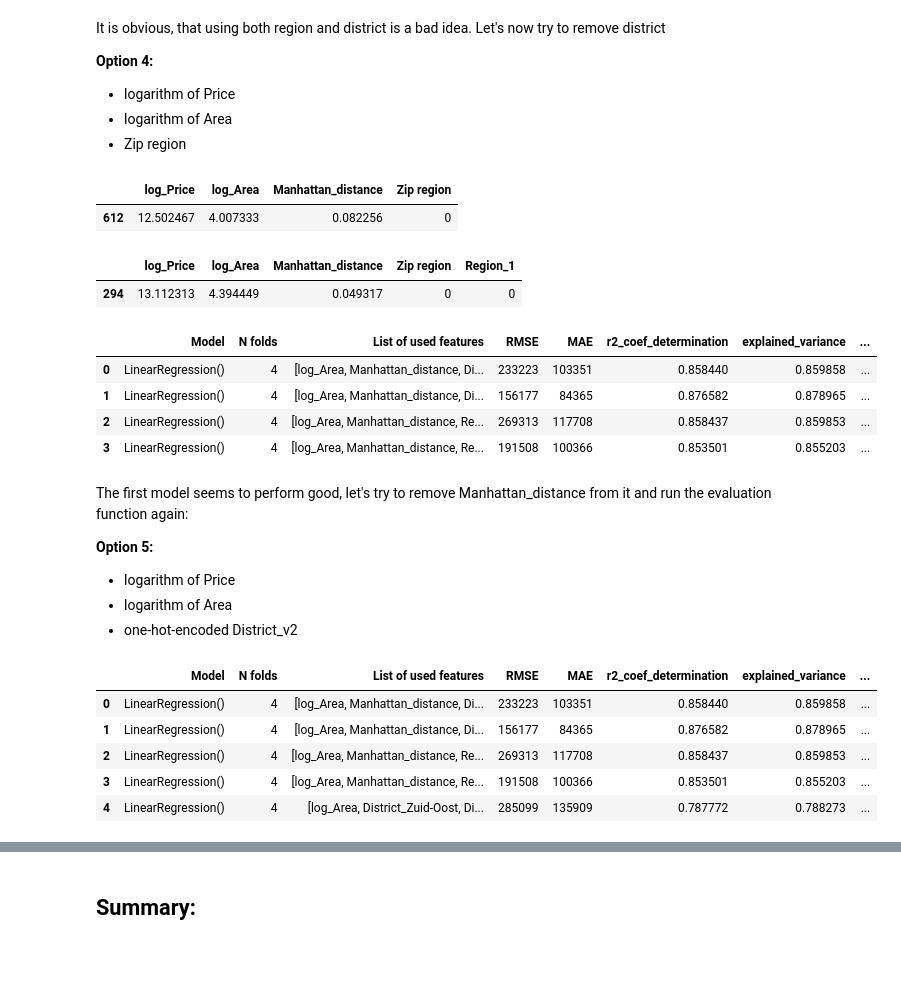
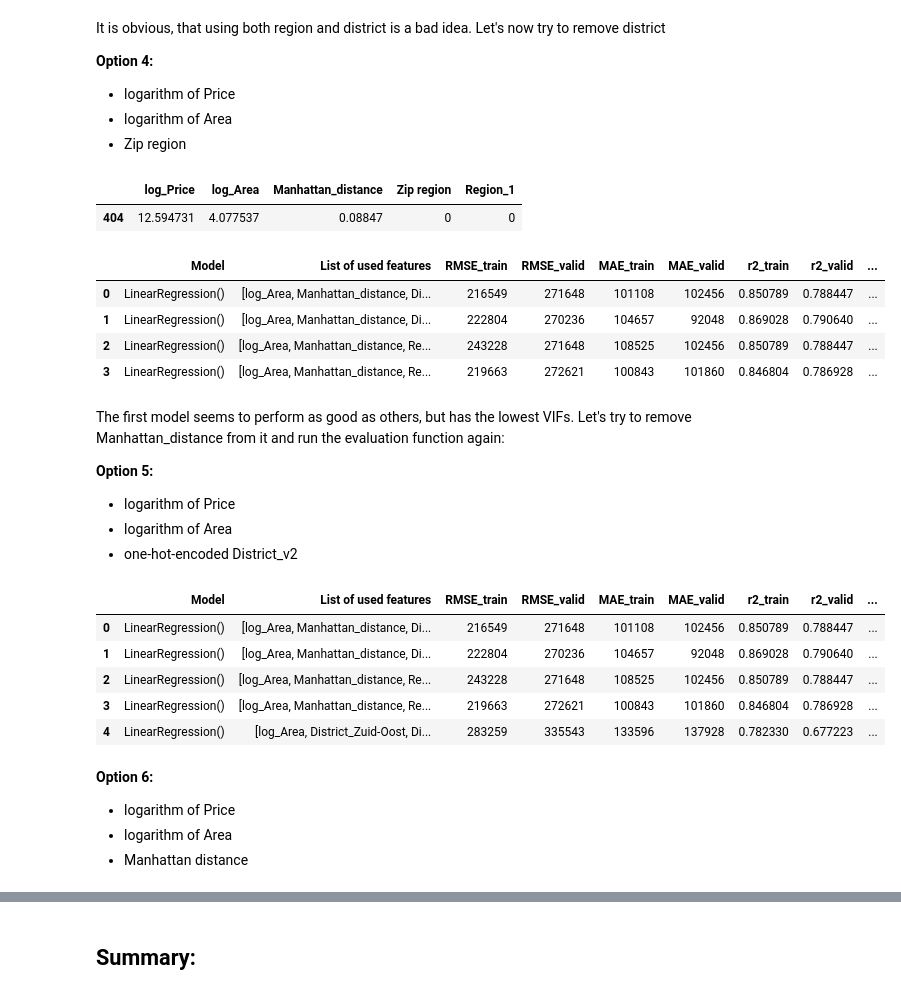
Before and after one commit to nadiia-duiunova/House_price, a Jupyter notebook: Stat inference.ipynb, the cells around one changed output, grey strips where cells are left out. Cells and saved outputs as stored; diff of their text form; code cells hidden in the pictures; blank space fills up the shorter version.

Commit message:
Rerun models with updated evaluation function, add results to data files

```diff
--- a/Stat inference.ipynb
+++ b/Stat inference.ipynb
@@ -763,8 +763,7 @@ data1.sample()
 # %%
 # 1. remove extra or unimportant columns
 
-train_data1 = data1.drop(columns=['Price', 'Area', 'Price per sqm', 'Zip region', 'Zip num', 'District_v1'])
-
-train_data1.sample()
+df = data1.drop(columns=['Price', 'Area', 'Price per sqm', 'Zip region', 'Zip num', 'District_v1'])
+df.sample()
 # %% [output]
 |  | log_Price | log_Area | Manhattan_distance | District_v2 |
@@ -780,7 +779,7 @@ correlations_df
 # %% [markdown]
 According to correlation matrix, the data is ready to be fed to the initial model to get benchmark accuracy. But first the `District` feature has to be one hot encoded:
 # %%
-district = pd.get_dummies(train_data1['District_v2'], drop_first=True, dtype=int, prefix='District')
-train_data1 = pd.concat([train_data1, district], axis = 1)
-train_data1.sample()
+district = pd.get_dummies(df['District_v2'], drop_first=True, dtype=int, prefix='District')
+df = pd.concat([df, district], axis = 1)
+df.sample()
 # %% [output]
@@ -789,16 +788,20 @@ train_data1.sample()
 # %%
-X1 = train_data1.drop(columns=['log_Price', 'District_v2'])
-y1 = train_data1['log_Price']
+X1 = df.drop(columns=['log_Price', 'District_v2'])
+y1 = df['log_Price']
+
 model1 = LinearRegression()
 # %%
 results = pd.DataFrame()
 results['Model'] = ''
-results['N folds'] = 0
 results['List of used features'] = []
-results['RMSE'] = np.nan
-results['MAE'] = np.nan
-results['r2_coef_determination'] = np.nan
-results['explained_variance'] = np.nan
-results['corr_coef'] = np.nan
+results['RMSE_train'] = np.nan
+results['RMSE_valid'] = np.nan
+results['MAE_train'] = np.nan
+results['MAE_valid'] = np.nan
+results['r2_train'] = np.nan
+results['r2_valid'] = np.nan
+results['expl_variance_train'] = np.nan
+results['expl_variance_valid'] = np.nan
+results['corr_coef_train'] = np.nan
+results['corr_coef_valid'] = np.nan
 results['VIFs'] = []
-results
@@ -889,16 +892,12 @@ It is obvious, that using both region and district is a bad idea. Let's now try
 - logarithm of Area
 - Zip region
 # %%
-train_data4 = data1.drop(columns=['Price', 'Area', 'Price per sqm', 'Zip num', 'District_v1', 'District_v2'])
-train_data4.sample()
+df = data1.drop(columns=['Price', 'Area', 'Price per sqm', 'Zip num', 'District_v1', 'District_v2'])
-# %% [output]
-|  | log_Price | log_Area | Manhattan_distance | Zip region |
-| 612 | 12.502467 | 4.007333 | 0.082256 | 0 |
 # %%
-region = pd.get_dummies(train_data4['Zip region'], drop_first=True, dtype=int, prefix='Region')
-train_data4 = pd.concat([train_data4, region], axis = 1)
-train_data4.sample()
+region = pd.get_dummies(df['Zip region'], drop_first=True, dtype=int, prefix='Region')
+df = pd.concat([df, region], axis = 1)
+df.sample()
 # %% [output]
 |  | log_Price | log_Area | Manhattan_distance | Zip region | Region_1 |
-| 294 | 13.112313 | 4.394449 | 0.049317 | 0 | 0 |
+| 404 | 12.594731 | 4.077537 | 0.08847 | 0 | 0 |
 # %%
@@ -907,15 +906,15 @@ y4 = train_data3['log_Price']
 model4 = LinearRegression()
 # %%
-rmse4, mae4, r2_coef_determination4, explained_variance4, corr_coef4 = evaluate_model(model4, X4, y4, results, cv = 4)
+evaluate_model(model4, X4, y4, results, cv = 4)
 results
 # %% [output]
-|  | Model | N folds | List of used features | RMSE | MAE | r2_coef_determination | explained_variance | ... |
-| 0 | LinearRegression() | 4 | [log_Area, Manhattan_distance, Di... | 233223 | 103351 | 0.858440 | 0.859858 | ... |
-| 1 | LinearRegression() | 4 | [log_Area, Manhattan_distance, Di... | 156177 | 84365 | 0.876582 | 0.878965 | ... |
-| 2 | LinearRegression() | 4 | [log_Area, Manhattan_distance, Re... | 269313 | 117708 | 0.858437 | 0.859853 | ... |
-| 3 | LinearRegression() | 4 | [log_Area, Manhattan_distance, Re... | 191508 | 100366 | 0.853501 | 0.855203 | ... |
+|  | Model | List of used features | RMSE_train | RMSE_valid | MAE_train | MAE_valid | r2_train | r2_valid | ... |
+| 0 | LinearRegression() | [log_Area, Manhattan_distance, Di... | 216549 | 271648 | 101108 | 102456 | 0.850789 | 0.788447 | ... |
+| 1 | LinearRegression() | [log_Area, Manhattan_distance, Di... | 222804 | 270236 | 104657 | 92048 | 0.869028 | 0.790640 | ... |
+| 2 | LinearRegression() | [log_Area, Manhattan_distance, Re... | 243228 | 271648 | 108525 | 102456 | 0.850789 | 0.788447 | ... |
+| 3 | LinearRegression() | [log_Area, Manhattan_distance, Re... | 219663 | 272621 | 100843 | 101860 | 0.846804 | 0.786928 | ... |
 # %% [markdown]
-The first model seems to perform good, let's try to remove Manhattan_distance from it and run the evaluation function again:
+The first model seems to perform as good as others, but has the lowest VIFs. Let's try to remove Manhattan_distance from it and run the evaluation function again:
 
 **Option 5:**
 - logarithm of Price
@@ -926,12 +925,17 @@ X5 = X1.copy().drop(columns=['Manhattan_distance'])
 y5 = y1
 model5 = LinearRegression()
 # %%
-rmse5, mae5, r2_coef_determination5, explained_variance5, corr_coef5 = evaluate_model(model5, X5, y5, results, cv = 4)
+evaluate_model(model5, X5, y5, results, cv = 4)
 results
 # %% [output]
-|  | Model | N folds | List of used features | RMSE | MAE | r2_coef_determination | explained_variance | ... |
-| 0 | LinearRegression() | 4 | [log_Area, Manhattan_distance, Di... | 233223 | 103351 | 0.858440 | 0.859858 | ... |
-| 1 | LinearRegression() | 4 | [log_Area, Manhattan_distance, Di... | 156177 | 84365 | 0.876582 | 0.878965 | ... |
-| 2 | LinearRegression() | 4 | [log_Area, Manhattan_distance, Re... | 269313 | 117708 | 0.858437 | 0.859853 | ... |
-| 3 | LinearRegression() | 4 | [log_Area, Manhattan_distance, Re... | 191508 | 100366 | 0.853501 | 0.855203 | ... |
-| 4 | LinearRegression() | 4 | [log_Area, District_Zuid-Oost, Di... | 285099 | 135909 | 0.787772 | 0.788273 | ... |
+|  | Model | List of used features | RMSE_train | RMSE_valid | MAE_train | MAE_valid | r2_train | r2_valid | ... |
+| 0 | LinearRegression() | [log_Area, Manhattan_distance, Di... | 216549 | 271648 | 101108 | 102456 | 0.850789 | 0.788447 | ... |
+| 1 | LinearRegression() | [log_Area, Manhattan_distance, Di... | 222804 | 270236 | 104657 | 92048 | 0.869028 | 0.790640 | ... |
+| 2 | LinearRegression() | [log_Area, Manhattan_distance, Re... | 243228 | 271648 | 108525 | 102456 | 0.850789 | 0.788447 | ... |
+| 3 | LinearRegression() | [log_Area, Manhattan_distance, Re... | 219663 | 272621 | 100843 | 101860 | 0.846804 | 0.786928 | ... |
+| 4 | LinearRegression() | [log_Area, District_Zuid-Oost, Di... | 283259 | 335543 | 133596 | 137928 | 0.782330 | 0.677223 | ... |
+# %% [markdown]
+**Option 6:**
+- logarithm of Price
+- logarithm of Area
+- Manhattan distance
```
Also changed, not shown: parts of 25 cells of this notebook, 2 other files.
